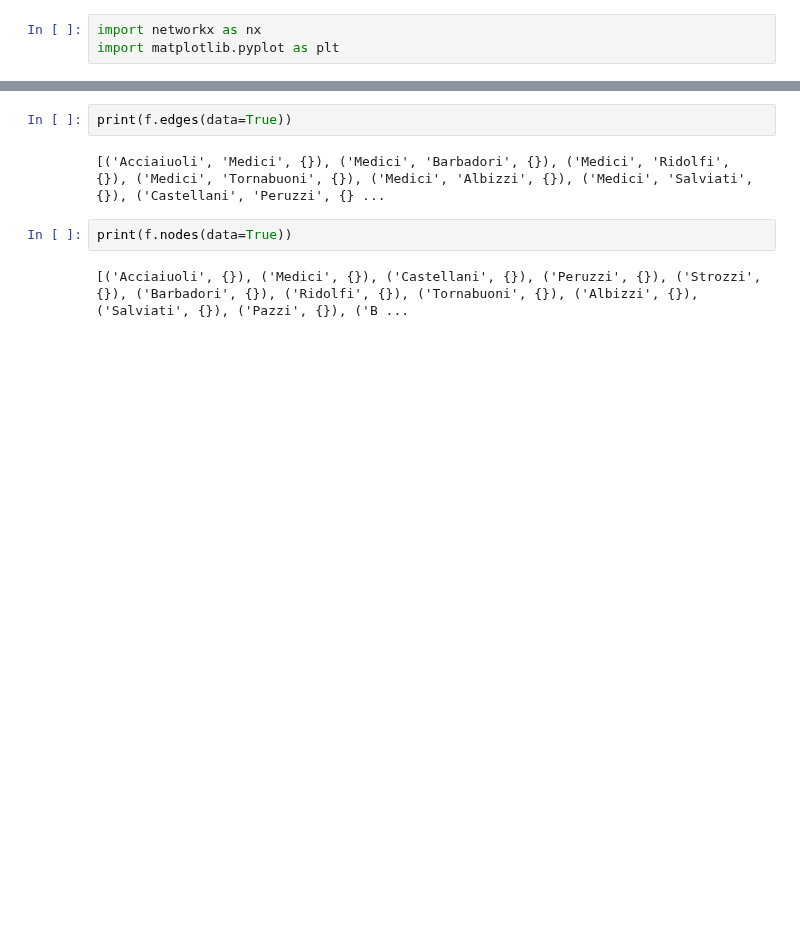
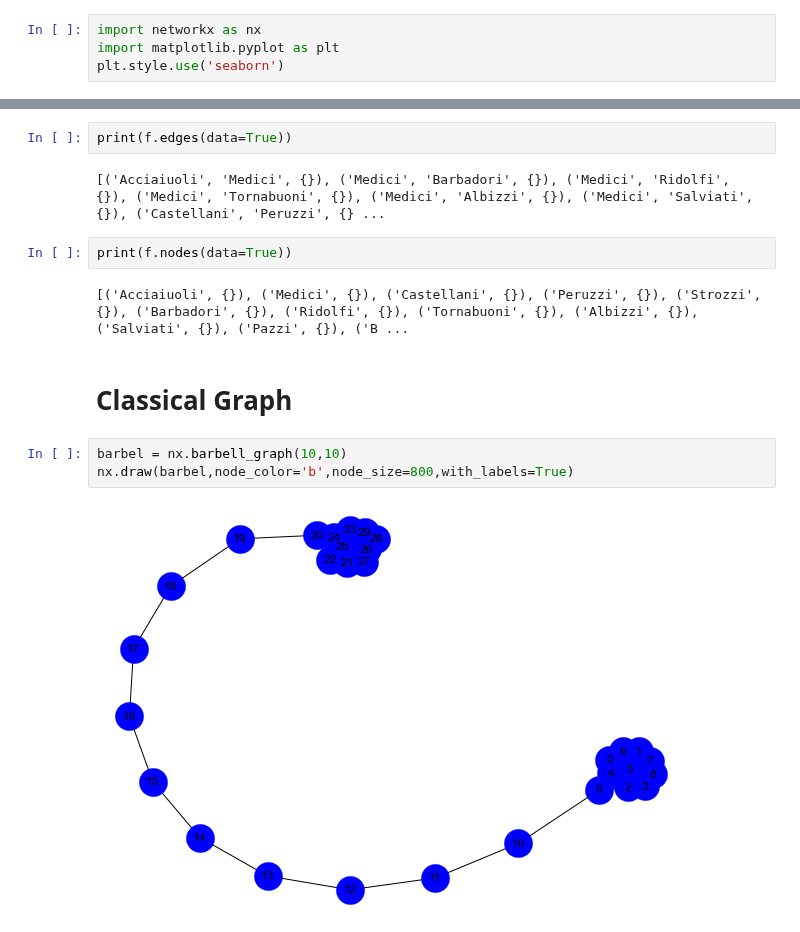
Before and after one commit to JayantGoel001/GraphsAndSocialNetworkAnalytics, a Jupyter notebook: Some Famous Graph.ipynb, the cells around one changed output, grey strips where cells are left out. Cells and saved outputs as stored; diff of their text form; blank space fills up the shorter version.

```diff
--- a/Some Famous Graph.ipynb
+++ b/Some Famous Graph.ipynb
@@ -1,6 +1,7 @@
 # %%
 import networkx as nx
 import matplotlib.pyplot as plt
+plt.style.use('seaborn')
 # %%
 p = nx.petersen_graph()
 nx.draw(p,node_color='cyan',node_size=650,with_labels=True)
@@ -77,3 +78,10 @@ print(f.edges(data=True))
 print(f.nodes(data=True))
 # %% [output]
 [('Acciaiuoli', {}), ('Medici', {}), ('Castellani', {}), ('Peruzzi', {}), ('Strozzi', {}), ('Barbadori', {}), ('Ridolfi', {}), ('Tornabuoni', {}), ('Albizzi', {}), ('Salviati', {}), ('Pazzi', {}), ('B ...
+# %% [markdown]
+# Classical Graph
+# %%
+barbel = nx.barbell_graph(10,10)
+nx.draw(barbel,node_color='b',node_size=800,with_labels=True)
+# %% [output]
+[figure, added]
```
Also changed, not shown: parts of 8 cells of this notebook.
